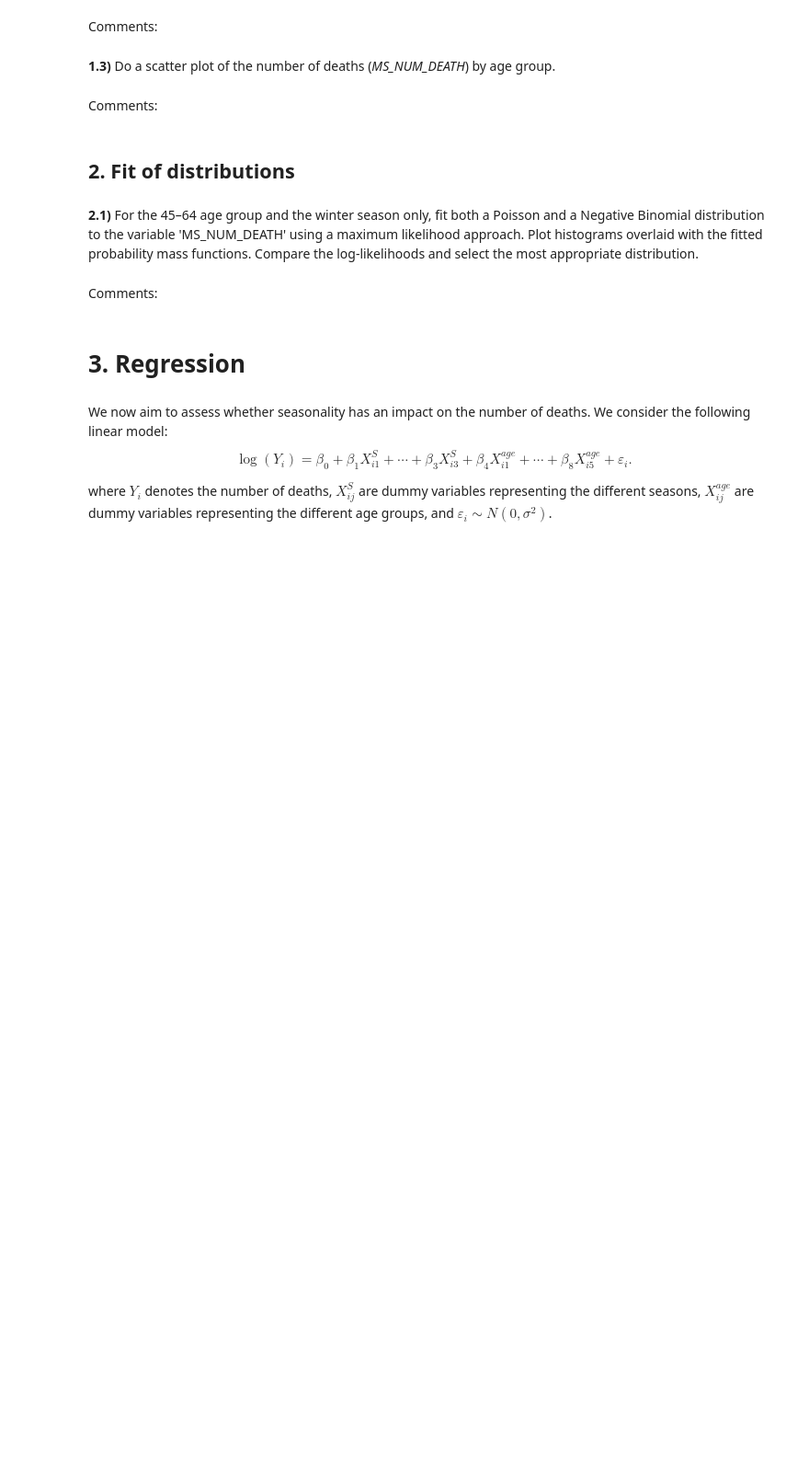
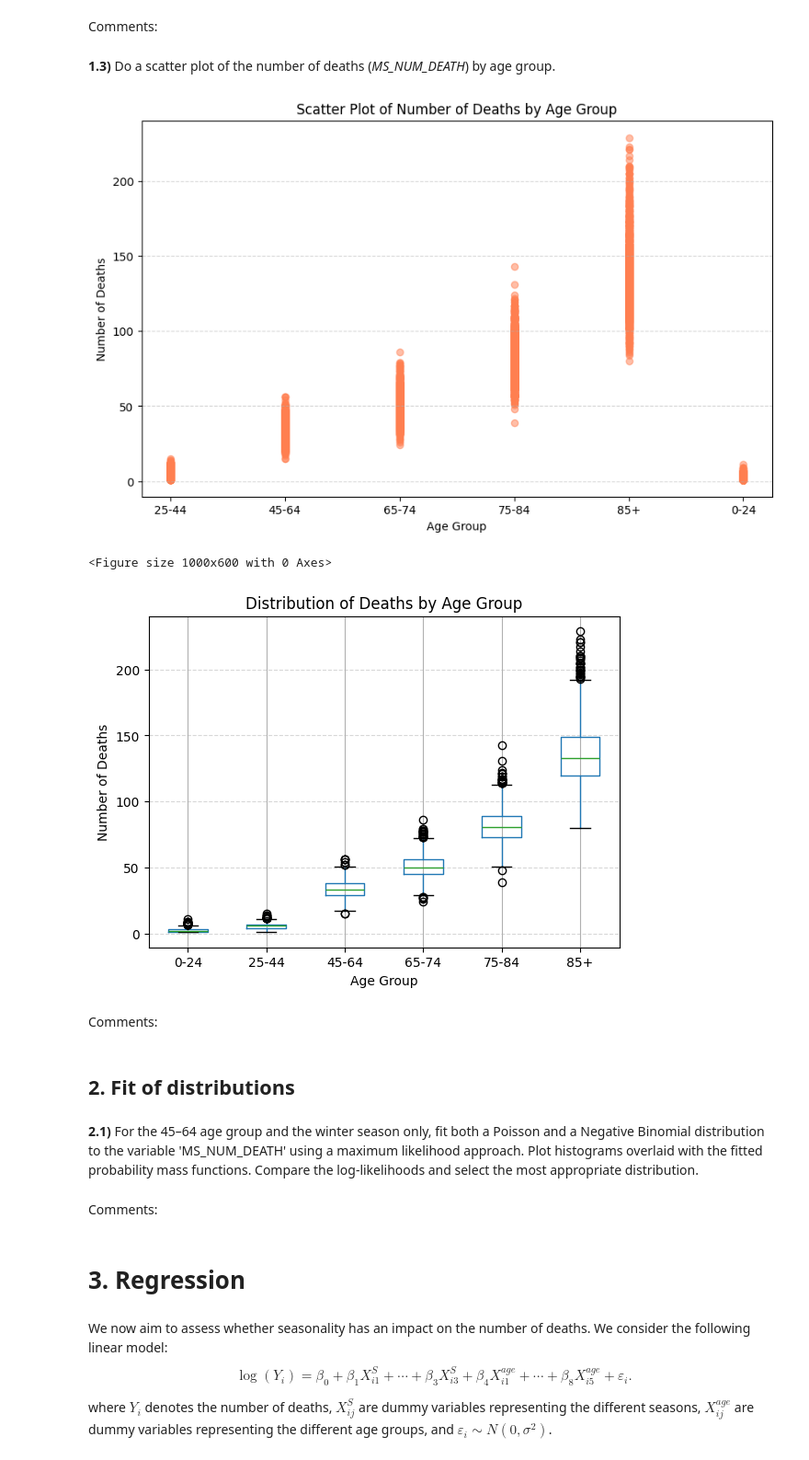
Before and after one commit to Auremifasol/Hackaton_1-Statistiques, a Jupyter notebook: Hackathon_26_27.ipynb, the cells around one changed output. Shown at 92% size. Saved outputs shown, nothing was run; the diff lists cells and outputs as text; code cells hidden in the pictures; blank space fills up the shorter version.

```diff
--- a/Hackathon_26_27.ipynb
+++ b/Hackathon_26_27.ipynb
@@ -55,7 +83,35 @@ Comments:
 # %% [markdown]
 **1.3)** Do a scatter plot of the number of deaths (*MS_NUM_DEATH*) by age group.
 # %%
-# Code here
+plt.figure(figsize=(10, 6))
+plt.scatter(df['CD_AGEGROUP'], df['MS_NUM_DEATH'], alpha=0.5, color='coral')
+
+plt.title('Scatter Plot of Number of Deaths by Age Group')
+plt.xlabel('Age Group')
+plt.ylabel('Number of Deaths')
+plt.grid(axis='y', linestyle='--', alpha=0.5)
+
+plt.show()
+
+df = pd.read_csv('mortality_climate.csv')
+
+age_order = ['0-24', '25-44', '45-64', '65-74', '75-84', '85+']
+df['CD_AGEGROUP'] = pd.Categorical(df['CD_AGEGROUP'], categories=age_order, ordered=True)
+
+plt.figure(figsize=(10, 6))
+df.boxplot(column='MS_NUM_DEATH', by='CD_AGEGROUP', grid=True)
+
+plt.title('Distribution of Deaths by Age Group')
+plt.suptitle('')
+plt.xlabel('Age Group')
+plt.ylabel('Number of Deaths')
+plt.grid(axis='y', linestyle='--', alpha=0.5)
+
+plt.show()
+# %% [output]
+[figure, added]
+<Figure size 1000x600 with 0 Axes>
+[figure, added]
 # %% [markdown]
 Comments:
 # %% [markdown]
```
Also changed, not shown: parts of 6 cells of this notebook.
